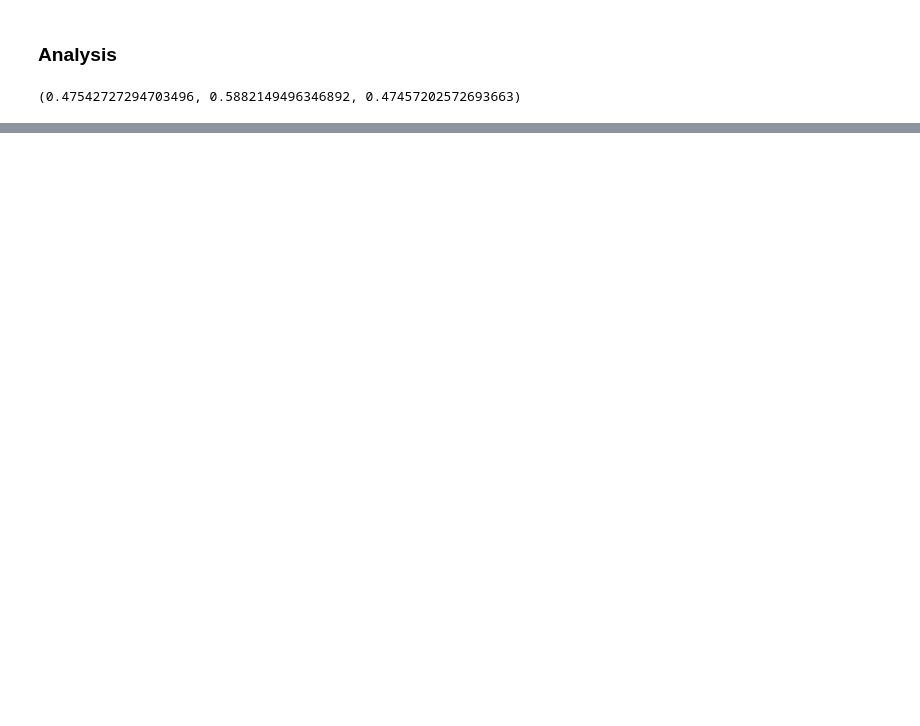
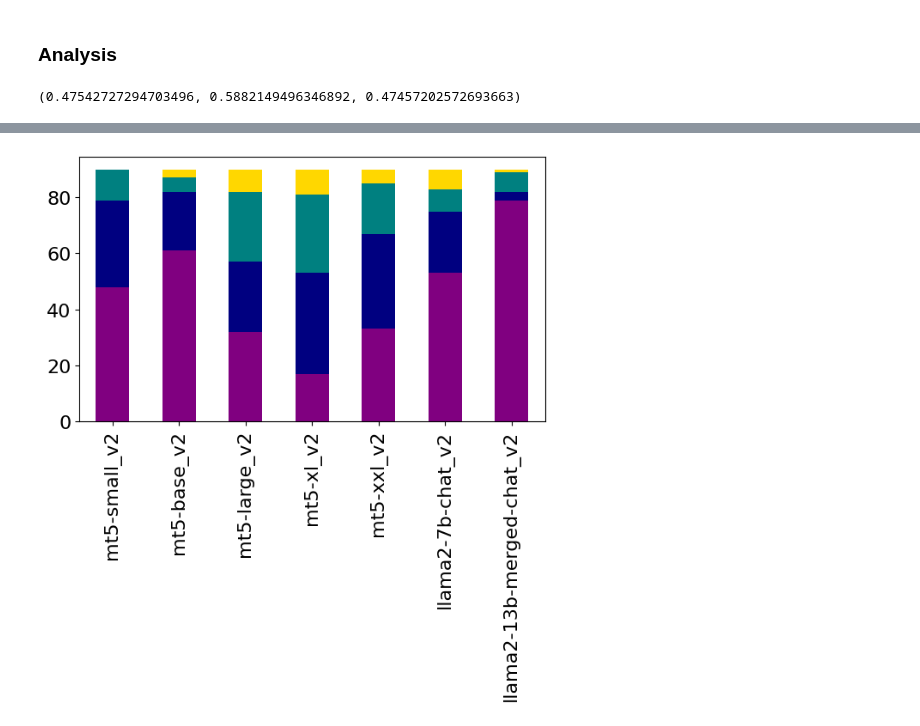
Before and after one commit to IndoNLP/cendol, a Jupyter notebook: evaluation/annot_eval.ipynb, the cells around one changed output, grey strips where cells are left out. Drawn from its saved outputs; the diff is of its cells as text; code cells hidden in the pictures; blank space fills up the shorter version.

```diff
--- a/evaluation/annot_eval.ipynb
+++ b/evaluation/annot_eval.ipynb
@@ -272,0 +348,16 @@ plt.show()
+# %%
+def get_model_name(mdl):
+    return '-'.join(mdl.split('cendol-')[1:])
+
+plt.rcParams["figure.figsize"] = (7,4)
+
+v2_df = pdf.sort_values('model_id').loc[pdf['model'].str.contains('v2'), ['model', 'D', 'C', 'B','A']]
+ax = v2_df.plot(kind='bar', stacked=True, color=['purple','navy','teal','gold'])
+ax.legend().set_visible(False)
+plt.xticks([i for i in range(v2_df['model'].nunique())], v2_df['model'].apply(get_model_name), fontsize=16, rotation=90)
+plt.yticks(fontsize=16)
+# plt.legend(ncol=4, loc='upper center', bbox_to_anchor=(0.5,1.15), fontsize=12)
+# plt.savefig('v2_eval.pdf', bbox_anchor='tight')
+plt.show()
+# %% [output]
+[figure, added]
```
Also changed, not shown: parts of 39 cells of this notebook, 5 other files.
